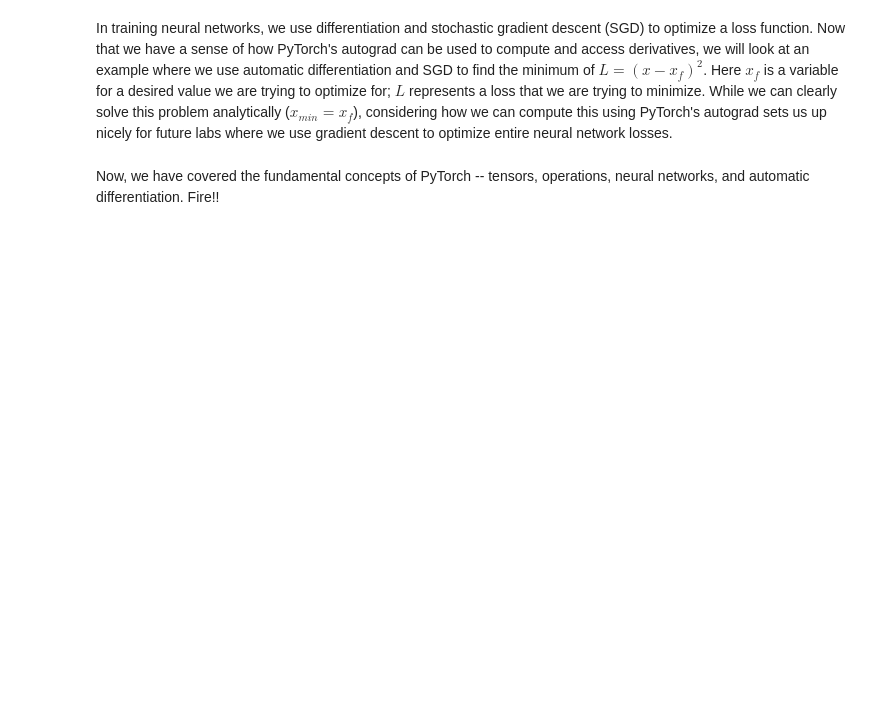
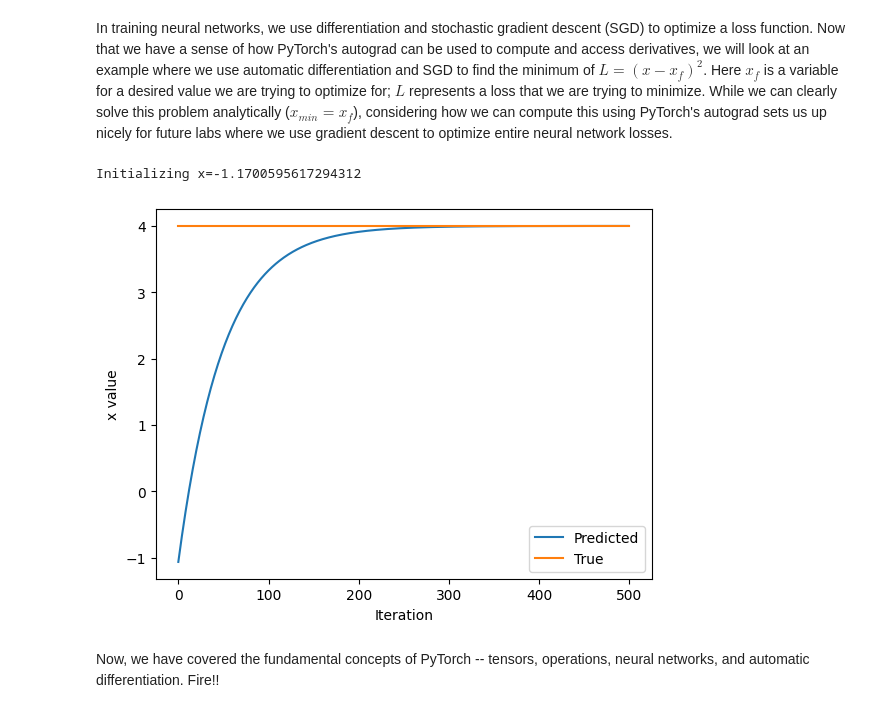
Before and after one commit to MatthiasU/introtodeeplearning, a Jupyter notebook: lab1/PT_Part1_Intro.ipynb, the cells around one changed output. Drawn from its saved outputs; the diff is of its cells as text; code cells hidden in the pictures; blank space fills up the shorter version.

```diff
--- a/lab1/PT_Part1_Intro.ipynb
+++ b/lab1/PT_Part1_Intro.ipynb
@@ -302,33 +332,36 @@ In training neural networks, we use differentiation and stochastic gradient desc
 x = torch.randn(1)
 print(f"Initializing x={x.item()}")
 
 learning_rate = 1e-2  # Learning rate
 history = []
 x_f = 4  # Target value
 
 
 # We will run gradient descent for a number of iterations. At each iteration, we compute the loss,
 #   compute the derivative of the loss with respect to x, and perform the update.
 for i in range(500):
     x = torch.tensor([x], requires_grad=True)
 
     # TODO: Compute the loss as the square of the difference between x and x_f
-    loss = # TODO
+    loss = (x - x_f) ** 2
 
     # Backpropagate through the loss to compute gradients
     loss.backward()
 
     # Update x with gradient descent
     x = x.item() - learning_rate * x.grad
 
     history.append(x.item())
 
 # Plot the evolution of x as we optimize toward x_f!
 plt.plot(history)
 plt.plot([0, 500], [x_f, x_f])
 plt.legend(('Predicted', 'True'))
 plt.xlabel('Iteration')
 plt.ylabel('x value')
 plt.show()
+# %% [output]
+Initializing x=-1.1700595617294312
+[figure, added]
 # %% [markdown]
 Now, we have covered the fundamental concepts of PyTorch -- tensors, operations, neural networks, and automatic differentiation. Fire!!
```
Also changed, not shown: parts of 14 cells of this notebook.
